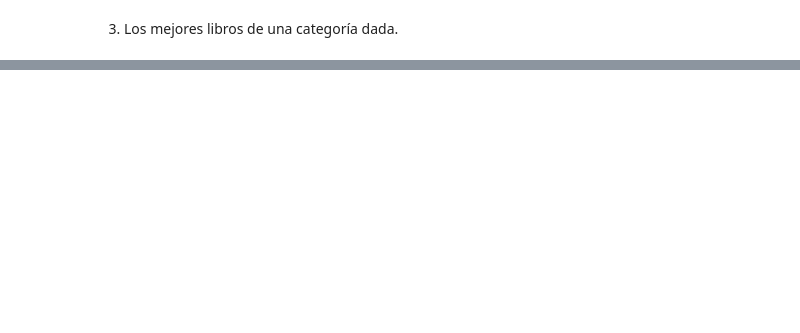
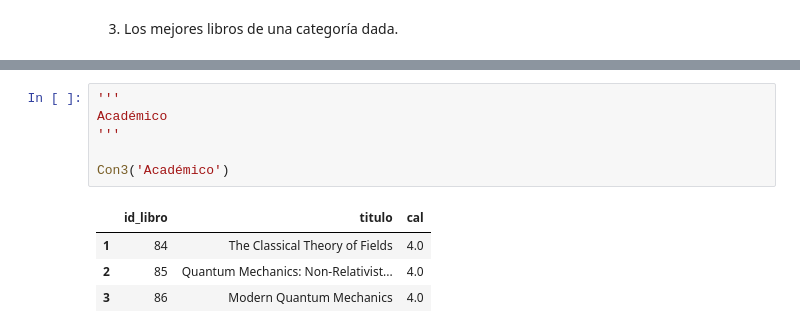
Before and after one commit to danielfrgs/2022_1-Base-Datos, a Jupyter notebook: Practicas/P2/P2.ipynb, the cells around one changed output, grey strips where cells are left out. Drawn from its saved outputs; the diff is of its cells as text; blank space fills up the shorter version.

```diff
--- a/Practicas/P2/P2.ipynb
+++ b/Practicas/P2/P2.ipynb
@@ -306,0 +391,11 @@ cluster.shutdown()
+# %%
+'''
+Académico
+'''
+
+Con3('Académico')
+# %% [output]
+|  | id_libro | titulo | cal |
+| 1 | 84 | The Classical Theory of Fields | 4.0 |
+| 2 | 85 | Quantum Mechanics: Non-Relativist... | 4.0 |
+| 3 | 86 | Modern Quantum Mechanics | 4.0 |
```
Also changed, not shown: parts of 33 cells of this notebook, 3 other files.
